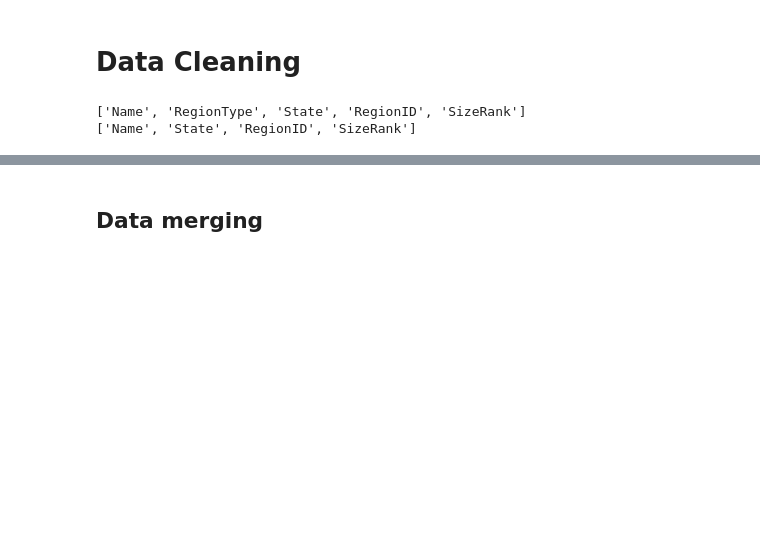
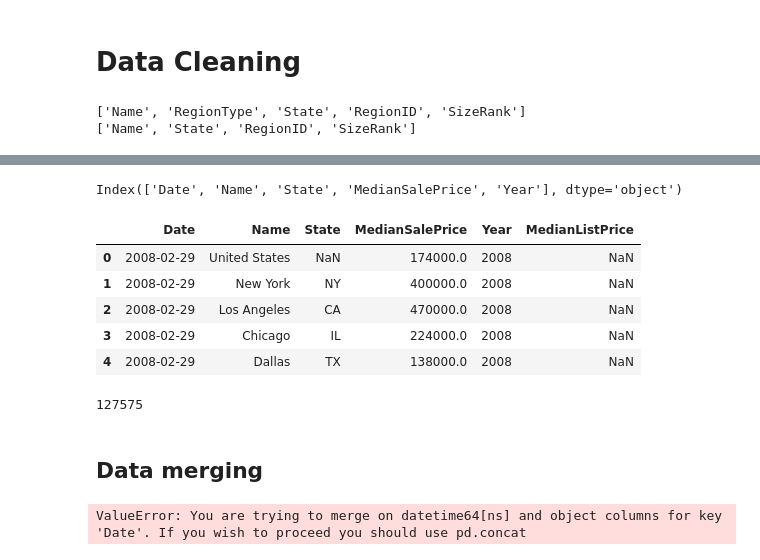
Before and after one commit to Ishicka/The-Seven, a Jupyter notebook: merge_data.ipynb, the cells around one changed output, grey strips where cells are left out. Drawn from its saved outputs; the diff is of its cells as text; code cells hidden in the pictures; blank space fills up the shorter version.

Commit message:
changes to functions

```diff
--- a/merge_data.ipynb
+++ b/merge_data.ipynb
@@ -8,28 +8,23 @@ df2 = pd.read_csv('sam-resources/median_income_2009-2022.csv')
 df4 = pd.read_csv('sam-resources/Median_list_Price_imputed.csv')
 # %%
 def merge_census_data(df1, df2):
+    """
+    This function merges the census data with the median income data
+
+    :param df1: The dataframe with the census data
+    :param df2: The dataframe with the median income data
+    :return: The merged dataframe
+    """
     # Merge dfog and df2 on the 'City' and 'Year' columns and call the new dataframe census_data_df
     census_data_df = pd.merge(df1, df2, on=['City', 'Year'] , how = 'outer')
-
+    # Fill NaN values with the median income from the other column
+    census_data_df['Median Income'] = census_data_df['Median Income_x'].fillna(census_data_df['Median Income_y'])
     # Drop the columns that are not needed
     census_data_df = census_data_df.drop(columns=['Median Income_x', 'Median Income_y'])
-
-    # Rename the columns
-    census_data_df = census_data_df.rename(columns={'Median Income_x': 'Median Income', 'Median Income_y': 'Median Income'})
-
     return census_data_df
 
-# Merge dfog and df2 on the 'City' and 'Year' columns and call the new dataframe census_data_df
-census_data_df = pd.merge(dfog, df2, on=['City', 'Year'] , how = 'outer')
-
-census_data_df['Median Income'] = census_data_df['Median Income_x'].fillna(census_data_df['Median Income_y'])
-
-# Drop the columns that are not needed
-census_data_df = census_data_df.drop(columns=['Median Income_x', 'Median Income_y'])
-
-
-
-census_data_df.head()
+df2 = merge_census_data(dfog, df2)
+df2.head()
 # %% [output]
 |  | City | Total Population | Total Labor Force | Unemployed Labor Force | Year | Median Income |
 | 0 | Pine Flat CDP, CA | 114.0 | 22.0 | 4.0 | 2011 | 15724.0 |
@@ -37,8 +32,6 @@ census_data_df.head()
 | 2 | Pine Mountain Lake CDP, CA | 2695.0 | 942.0 | 100.0 | 2011 | 54200.0 |
 | 3 | Piñon Hills CDP, CA | 6130.0 | 2510.0 | 503.0 | 2011 | 38140.0 |
 | 4 | Pioneer CDP, CA | 1226.0 | 621.0 | 109.0 | 2011 | 42917.0 |
-# %%
-df2 = census_data_df
 # %%
 def calculate_housing_affordability_index(med_price, interest_rate, med_income):
     """
@@ -212,8 +170,38 @@ str
+# %%
+df1.columns
+# %% [output]
+Index(['Date', 'Name', 'State', 'MedianSalePrice', 'Year'], dtype='object')
+# %%
+def merge_zillow_data(df1, df2):
+    """
+    This function merges the zillow data with other zillow data
+
+    :param df1: The dataframe with the zillow data
+    :param df2: The dataframe with the other zillow data
+    :return: The merged dataframe
+    """
+    # Merge df1 and df2 on the 'Date', 'Name' and 'State' columns and call the new dataframe zillow_data_df
+    zillow_data_df = pd.merge(df1, df2, on=['Date', 'Name', 'State', 'Year'] , how = 'outer')
+    return zillow_data_df
+
+df1 = merge_zillow_data(df1, df4)
+df1.head()
+# %% [output]
+|  | Date | Name | State | MedianSalePrice | Year | MedianListPrice |
+| 0 | 2008-02-29 | United States | NaN | 174000.0 | 2008 | NaN |
+| 1 | 2008-02-29 | New York | NY | 400000.0 | 2008 | NaN |
+| 2 | 2008-02-29 | Los Angeles | CA | 470000.0 | 2008 | NaN |
+| 3 | 2008-02-29 | Chicago | IL | 224000.0 | 2008 | NaN |
+| 4 | 2008-02-29 | Dallas | TX | 138000.0 | 2008 | NaN |
+# %%
+len(df1)
+# %% [output]
+127575
 # %% [markdown]
 ## Data merging
 # %%
 # Now merge
-df = pd.merge(df1_long, df2, on=['Name', 'State', 'Year'])
+df = pd.merge(df1, df2, on=['Name', 'State', 'Year'])
 
 
 # Load the interest rate data
@@ -229,6 +217,8 @@ df = pd.merge(df, df3, on='Date')
 
 
 df['Unemployment Rate'] = (df['Unemployed Labor Force'] / df['Total Labor Force']) * 100 # Calculate the unemployment rate
+# %% [output]
+ValueError: You are trying to merge on datetime64[ns] and object columns for key 'Date'. If you wish to proceed you should use pd.concat
 # %%
 # Apply the calculate_housing_affordability_index function to the df DataFrame
 df['HAI'] = calculate_housing_affordability_index(df['MedianSalePrice'], df['MORTGAGE30US'], df['Median Income'])
```
Also changed, not shown: parts of 5 cells of this notebook.
